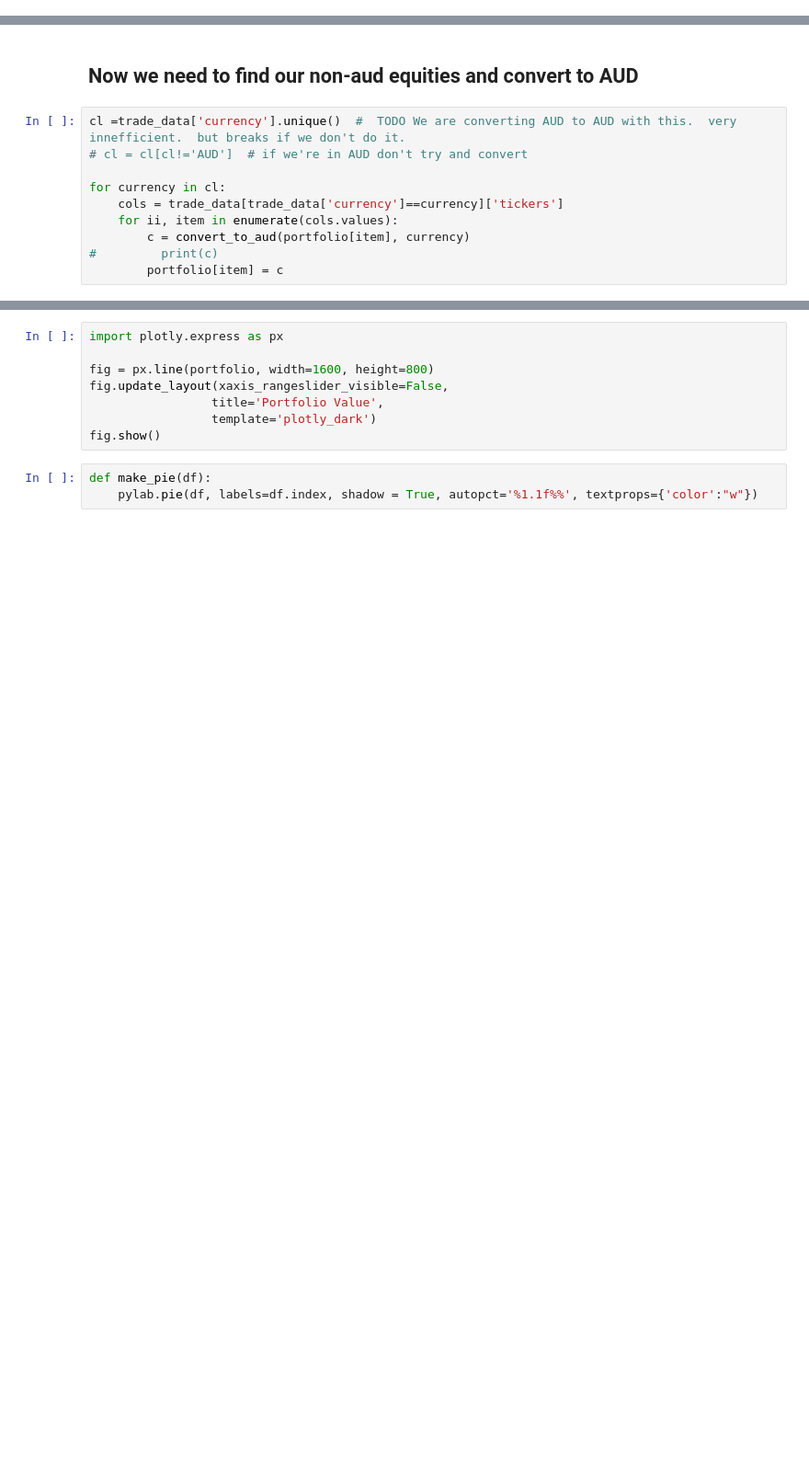
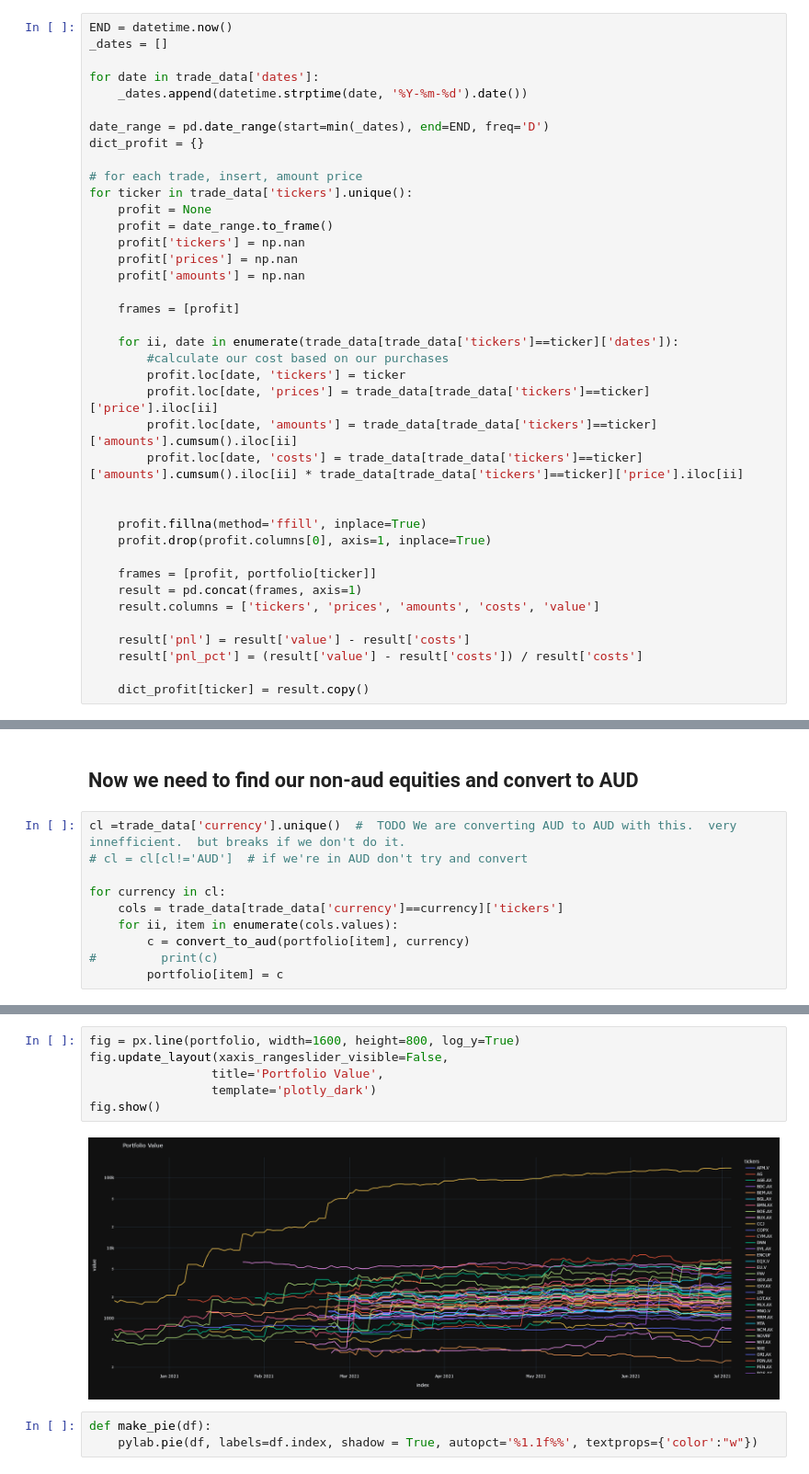
Before and after one commit to marrabld/portfolio_tracker, a Jupyter notebook: update_portfolio.ipynb, the cells around one changed output, grey strips where cells are left out. Shown at 92% size. Cells and saved outputs as stored; diff of their text form; blank space fills up the shorter version.

Commit message:
dashboard up to date

```diff
--- a/update_portfolio.ipynb
+++ b/update_portfolio.ipynb
@@ -52,0 +94,39 @@ portfolio.describe()
+# %%
+END = datetime.now()
+_dates = []
+
+for date in trade_data['dates']:
+    _dates.append(datetime.strptime(date, '%Y-%m-%d').date())
+
+date_range = pd.date_range(start=min(_dates), end=END, freq='D')
+dict_profit = {}
+
+# for each trade, insert, amount price
+for ticker in trade_data['tickers'].unique():
+    profit = None
+    profit = date_range.to_frame()
+    profit['tickers'] = np.nan
+    profit['prices'] = np.nan
+    profit['amounts'] = np.nan
+
+    frames = [profit]
+
+    for ii, date in enumerate(trade_data[trade_data['tickers']==ticker]['dates']):
+        #calculate our cost based on our purchases
+        profit.loc[date, 'tickers'] = ticker
+        profit.loc[date, 'prices'] = trade_data[trade_data['tickers']==ticker]['price'].iloc[ii]
+        profit.loc[date, 'amounts'] = trade_data[trade_data['tickers']==ticker]['amounts'].cumsum().iloc[ii]
+        profit.loc[date, 'costs'] = trade_data[trade_data['tickers']==ticker]['amounts'].cumsum().iloc[ii] * trade_data[trade_data['tickers']==ticker]['price'].iloc[ii]
+
+
+    profit.fillna(method='ffill', inplace=True)
+    profit.drop(profit.columns[0], axis=1, inplace=True)
+
+    frames = [profit, portfolio[ticker]]
+    result = pd.concat(frames, axis=1)
+    result.columns = ['tickers', 'prices', 'amounts', 'costs', 'value']
+
+    result['pnl'] = result['value'] - result['costs']
+    result['pnl_pct'] = (result['value'] - result['costs']) / result['costs']
+
+    dict_profit[ticker] = result.copy()
@@ -71,11 +249,11 @@ write_to_excel()
 # %%
-import plotly.express as px
-
-fig = px.line(portfolio, width=1600, height=800)
+fig = px.line(portfolio, width=1600, height=800, log_y=True)
 fig.update_layout(xaxis_rangeslider_visible=False,
                  title='Portfolio Value',
                  template='plotly_dark')
 fig.show()
+# %% [output]
+[figure, added]
 # %%
 def make_pie(df):
     pylab.pie(df, labels=df.index, shadow = True, autopct='%1.1f%%', textprops={'color':"w"})
```
Also changed, not shown: parts of 16 cells of this notebook.
